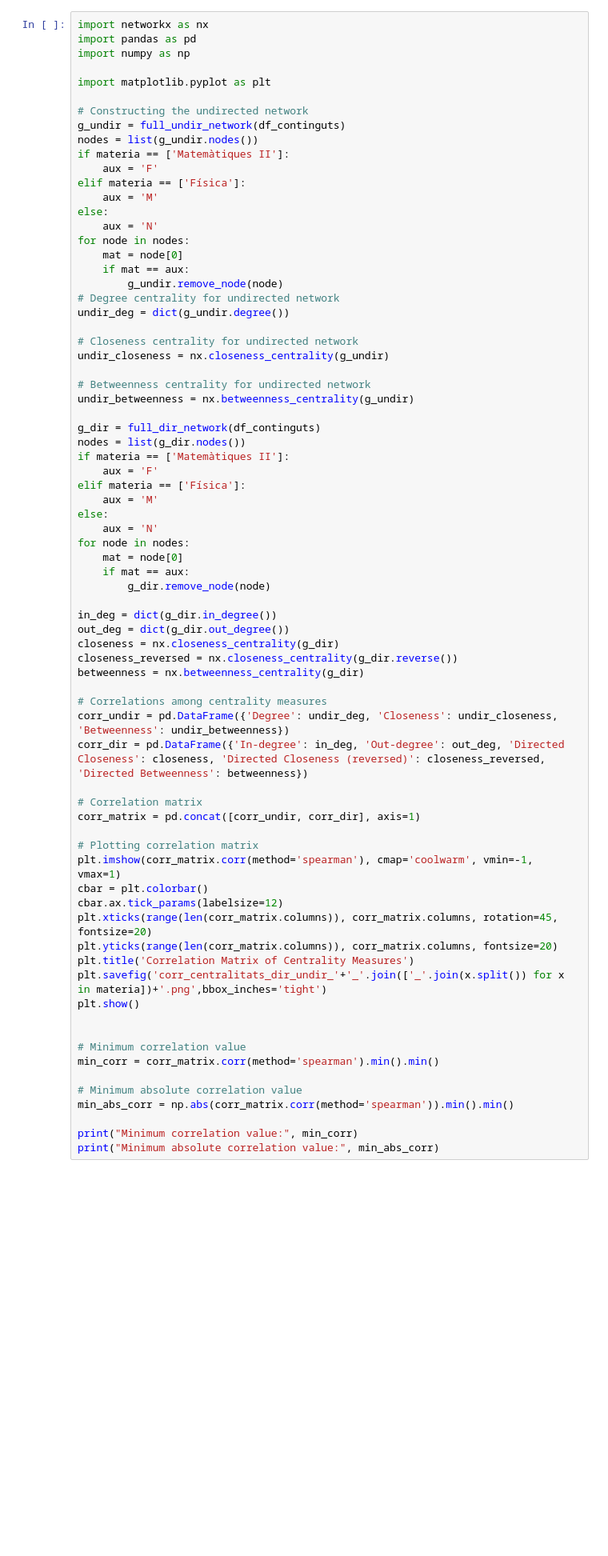
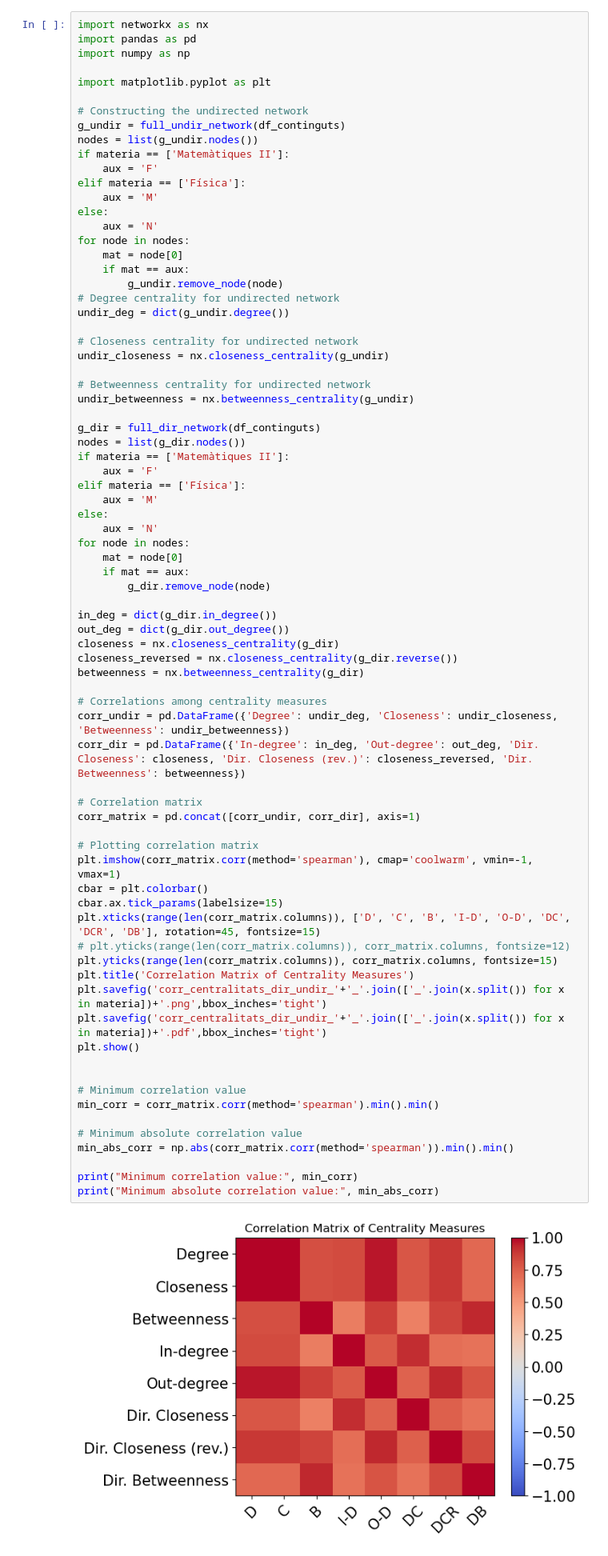
Before and after one commit to juanfernandezgracia/content_networks, a Jupyter notebook: code_content_networks.ipynb, the cells around one changed output. Shown at 80% size. Saved outputs shown, nothing was run; the diff lists cells and outputs as text; blank space fills up the shorter version.

Commit message:
modified some figures

```diff
--- a/code_content_networks.ipynb
+++ b/code_content_networks.ipynb
@@ -210,34 +210,37 @@ for node in nodes:
 
 in_deg = dict(g_dir.in_degree())
 out_deg = dict(g_dir.out_degree())
 closeness = nx.closeness_centrality(g_dir)
 closeness_reversed = nx.closeness_centrality(g_dir.reverse())
 betweenness = nx.betweenness_centrality(g_dir)
 
 # Correlations among centrality measures
 corr_undir = pd.DataFrame({'Degree': undir_deg, 'Closeness': undir_closeness, 'Betweenness': undir_betweenness})
-corr_dir = pd.DataFrame({'In-degree': in_deg, 'Out-degree': out_deg, 'Directed Closeness': closeness, 'Directed Closeness (reversed)': closeness_reversed, 'Directed Betweenness': betweenness})
+corr_dir = pd.DataFrame({'In-degree': in_deg, 'Out-degree': out_deg, 'Dir. Closeness': closeness, 'Dir. Closeness (rev.)': closeness_reversed, 'Dir. Betweenness': betweenness})
 
 # Correlation matrix
 corr_matrix = pd.concat([corr_undir, corr_dir], axis=1)
 
 # Plotting correlation matrix
 plt.imshow(corr_matrix.corr(method='spearman'), cmap='coolwarm', vmin=-1, vmax=1)
 cbar = plt.colorbar()
-cbar.ax.tick_params(labelsize=12)
-plt.xticks(range(len(corr_matrix.columns)), corr_matrix.columns, rotation=45, fontsize=20)
-plt.yticks(range(len(corr_matrix.columns)), corr_matrix.columns, fontsize=20)
+cbar.ax.tick_params(labelsize=15)
+plt.xticks(range(len(corr_matrix.columns)), ['D', 'C', 'B', 'I-D', 'O-D', 'DC', 'DCR', 'DB'], rotation=45, fontsize=15)
+# plt.yticks(range(len(corr_matrix.columns)), corr_matrix.columns, fontsize=12)
+plt.yticks(range(len(corr_matrix.columns)), corr_matrix.columns, fontsize=15)
 plt.title('Correlation Matrix of Centrality Measures')
 plt.savefig('corr_centralitats_dir_undir_'+'_'.join(['_'.join(x.split()) for x in materia])+'.png',bbox_inches='tight')
+plt.savefig('corr_centralitats_dir_undir_'+'_'.join(['_'.join(x.split()) for x in materia])+'.pdf',bbox_inches='tight')
 plt.show()
 
 
 # Minimum correlation value
 min_corr = corr_matrix.corr(method='spearman').min().min()
 
 # Minimum absolute correlation value
 min_abs_corr = np.abs(corr_matrix.corr(method='spearman')).min().min()
 
 print("Minimum correlation value:", min_corr)
 print("Minimum absolute correlation value:", min_abs_corr)
 # %% [output]
+[figure, new version]
```
Also changed, not shown: parts of 1 cell of this notebook.
